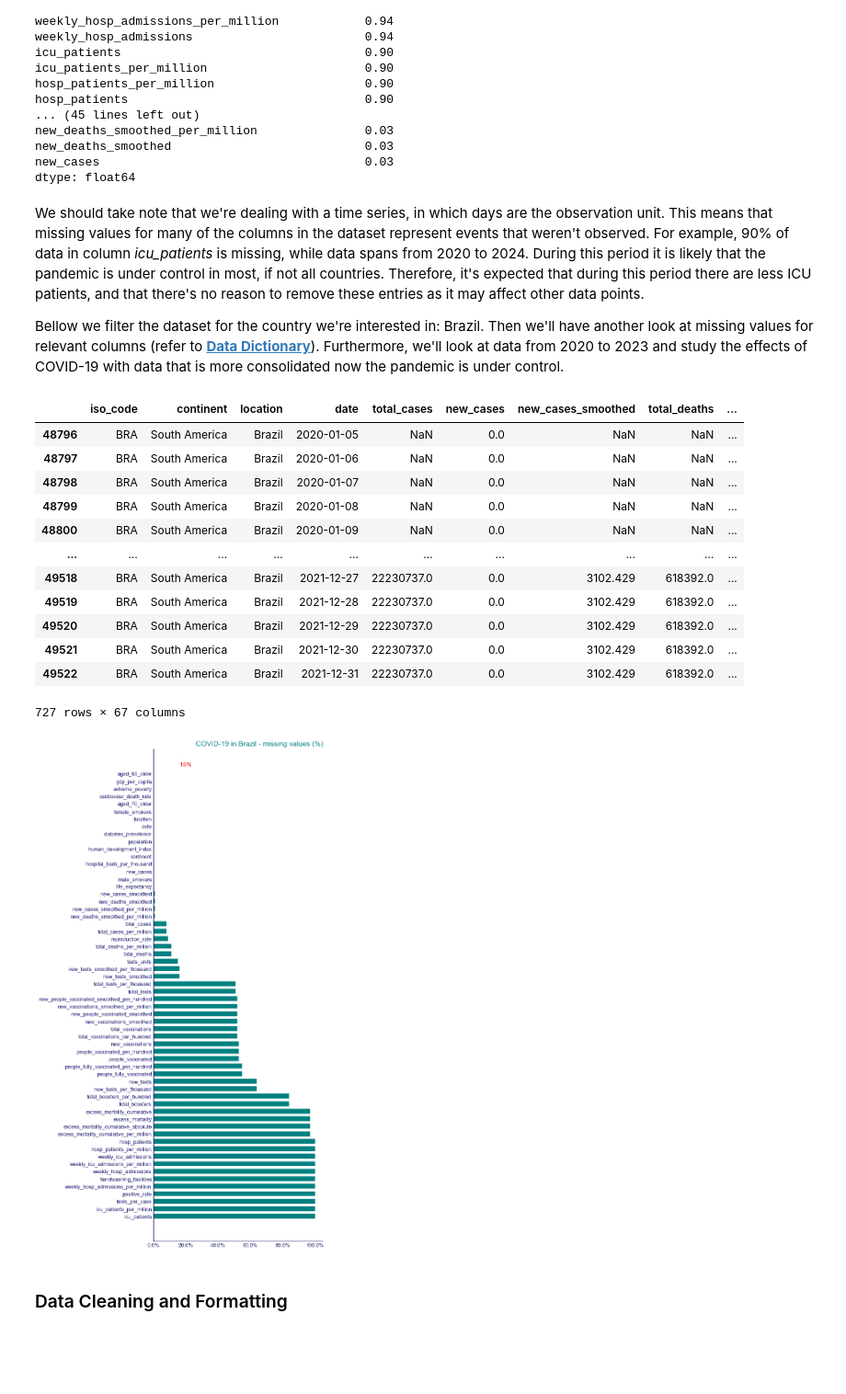
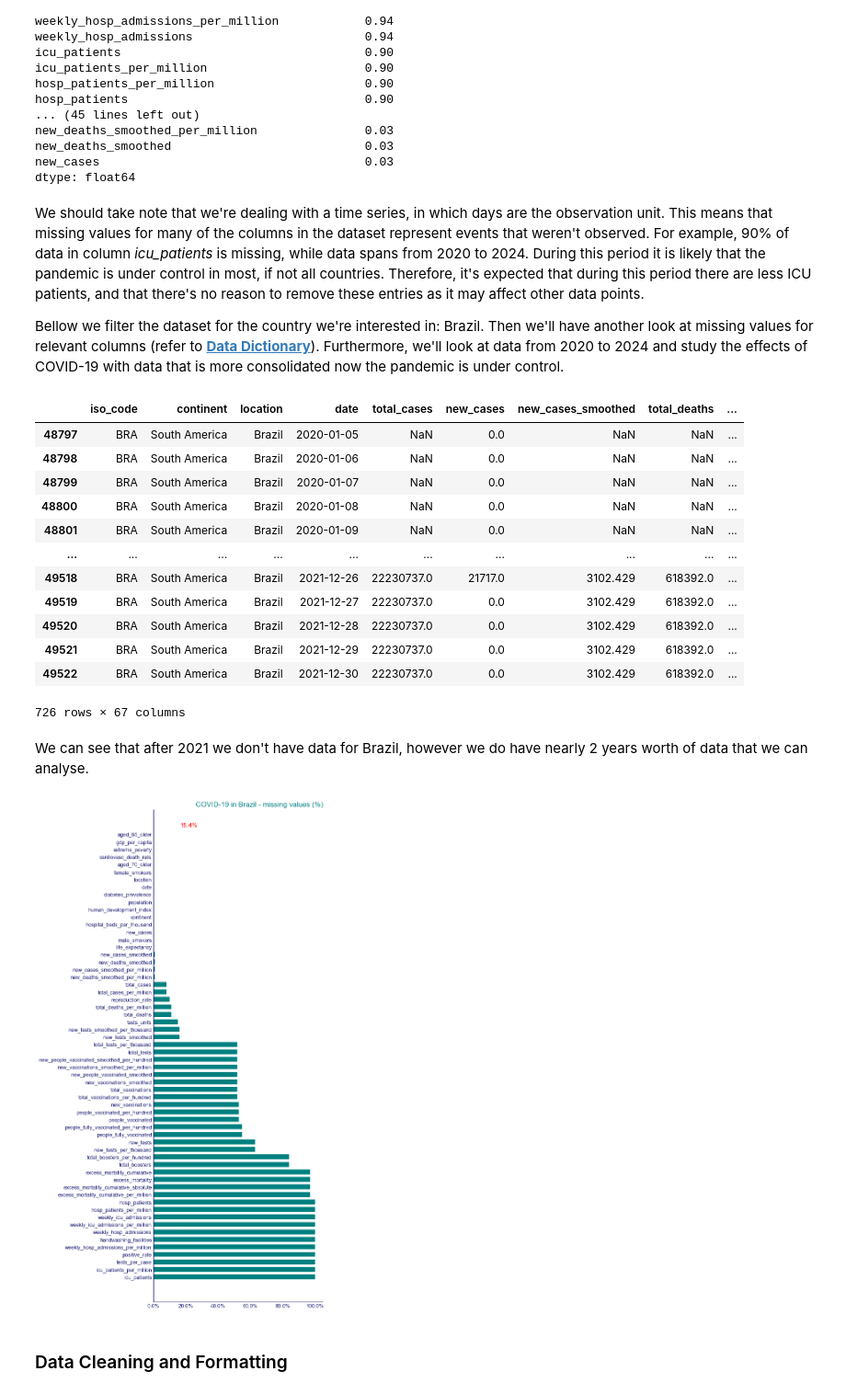
Before and after one commit to pedrohfm/dsnp, a Jupyter notebook: data-visualisation/covid-19-overview-in-brazil.ipynb, the cells around one changed output. Shown at 92% size. Cells and saved outputs as stored; diff of their text form; code cells hidden in the pictures; blank space fills up the shorter version.

Commit message:
covid-19-project

```diff
--- a/data-visualisation/covid-19-overview-in-brazil.ipynb
+++ b/data-visualisation/covid-19-overview-in-brazil.ipynb
@@ -274,24 +274,26 @@ dtype: float64
 # %% [markdown]
 We should take note that we're dealing with a time series, in which days are the observation unit. This means that missing values for many of the columns in the dataset represent events that weren't observed. For example, 90% of data in column *icu_patients* is missing, while data spans from 2020 to 2024. During this period it is likely that the pandemic is under control in most, if not all countries. Therefore, it's expected that during this period there are less ICU patients, and that there's no reason to remove these entries as it may affect other data points.
 
-Bellow we filter the dataset for the country we're interested in: Brazil. Then we'll have another look at missing values for relevant columns (refer to [**Data Dictionary**](#data-dictionary)). Furthermore, we'll look at data from 2020 to 2023 and study the effects of COVID-19 with data that is more consolidated now the pandemic is under control.
+Bellow we filter the dataset for the country we're interested in: Brazil. Then we'll have another look at missing values for relevant columns (refer to [**Data Dictionary**](#data-dictionary)). Furthermore, we'll look at data from 2020 to 2024 and study the effects of COVID-19 with data that is more consolidated now the pandemic is under control.
 # %%
-df_br = df_raw.loc[(df_raw['location'] == 'Brazil') & (df_br['date'] < "2023-01-01")]
+df_br = df_raw.loc[(df_raw['location'] == 'Brazil') & (df_br['date'] < "2024-06-15")]
 df_br
 # %% [output]
 |  | iso_code | continent | location | date | total_cases | new_cases | new_cases_smoothed | total_deaths | ... |
-| 48796 | BRA | South America | Brazil | 2020-01-05 | NaN | 0.0 | NaN | NaN | ... |
-| 48797 | BRA | South America | Brazil | 2020-01-06 | NaN | 0.0 | NaN | NaN | ... |
-| 48798 | BRA | South America | Brazil | 2020-01-07 | NaN | 0.0 | NaN | NaN | ... |
-| 48799 | BRA | South America | Brazil | 2020-01-08 | NaN | 0.0 | NaN | NaN | ... |
-| 48800 | BRA | South America | Brazil | 2020-01-09 | NaN | 0.0 | NaN | NaN | ... |
+| 48797 | BRA | South America | Brazil | 2020-01-05 | NaN | 0.0 | NaN | NaN | ... |
+| 48798 | BRA | South America | Brazil | 2020-01-06 | NaN | 0.0 | NaN | NaN | ... |
+| 48799 | BRA | South America | Brazil | 2020-01-07 | NaN | 0.0 | NaN | NaN | ... |
+| 48800 | BRA | South America | Brazil | 2020-01-08 | NaN | 0.0 | NaN | NaN | ... |
+| 48801 | BRA | South America | Brazil | 2020-01-09 | NaN | 0.0 | NaN | NaN | ... |
 | ... | ... | ... | ... | ... | ... | ... | ... | ... | ... |
-| 49518 | BRA | South America | Brazil | 2021-12-27 | 22230737.0 | 0.0 | 3102.429 | 618392.0 | ... |
-| 49519 | BRA | South America | Brazil | 2021-12-28 | 22230737.0 | 0.0 | 3102.429 | 618392.0 | ... |
-| 49520 | BRA | South America | Brazil | 2021-12-29 | 22230737.0 | 0.0 | 3102.429 | 618392.0 | ... |
-| 49521 | BRA | South America | Brazil | 2021-12-30 | 22230737.0 | 0.0 | 3102.429 | 618392.0 | ... |
-| 49522 | BRA | South America | Brazil | 2021-12-31 | 22230737.0 | 0.0 | 3102.429 | 618392.0 | ... |
+| 49518 | BRA | South America | Brazil | 2021-12-26 | 22230737.0 | 21717.0 | 3102.429 | 618392.0 | ... |
+| 49519 | BRA | South America | Brazil | 2021-12-27 | 22230737.0 | 0.0 | 3102.429 | 618392.0 | ... |
+| 49520 | BRA | South America | Brazil | 2021-12-28 | 22230737.0 | 0.0 | 3102.429 | 618392.0 | ... |
+| 49521 | BRA | South America | Brazil | 2021-12-29 | 22230737.0 | 0.0 | 3102.429 | 618392.0 | ... |
+| 49522 | BRA | South America | Brazil | 2021-12-30 | 22230737.0 | 0.0 | 3102.429 | 618392.0 | ... |
-727 rows × 67 columns
+726 rows × 67 columns
+# %% [markdown]
+We can see that after 2021 we don't have data for Brazil, however we do have nearly 2 years worth of data that we can analyse.
 # %%
 # we can get a visual representation of missing values using a histogram
 missing_data_br = round(df_br.isna().sum().sort_values(ascending=False)/df_br.shape[0],2)[0:60]
@@ -306,36 +308,39 @@ ax.barh(y=missing_data_br.index,
         color='teal',
         );
 
 ax.set_title("COVID-19 in Brazil - missing values (%)",
              size=14,
              loc='right',
              color='teal'
              )
 
 ax.spines[['right','top']].set_visible(False)
 
 ax.spines[['left','bottom']].set_color('midnightblue')
 
 ax.xaxis.set_tick_params(size=0,
                          labelcolor='midnightblue')
 
 ax.yaxis.set_tick_params(size=0,
                          labelcolor='midnightblue')
 
 ax.xaxis.set_major_formatter('{x}%')
 
 ax.axvline(15,
            color='crimson',
            linewidth=0.6,
            linestyle='dashed')
-ax.text(x=16,
+
+cutoff_val = round(df_br['tests_units'].isna().value_counts(1).iloc[1]*100,1)
+
+ax.text(x=cutoff_val+1,
         y=60,
-        s="15%",
+        s=f"{cutoff_val}%",
         color='red',
         size=12
         );
 # %% [output]
-[figure, old version]
+[figure, new version]
 # %% [markdown]
 ### Data Cleaning and Formatting
 # %% [markdown]
```
Also changed, not shown: parts of 19 cells of this notebook.
